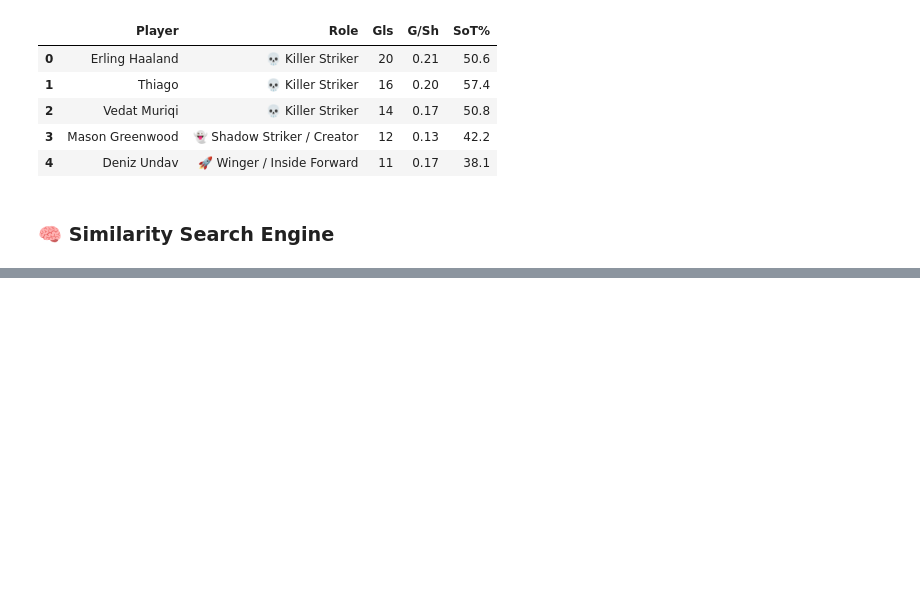
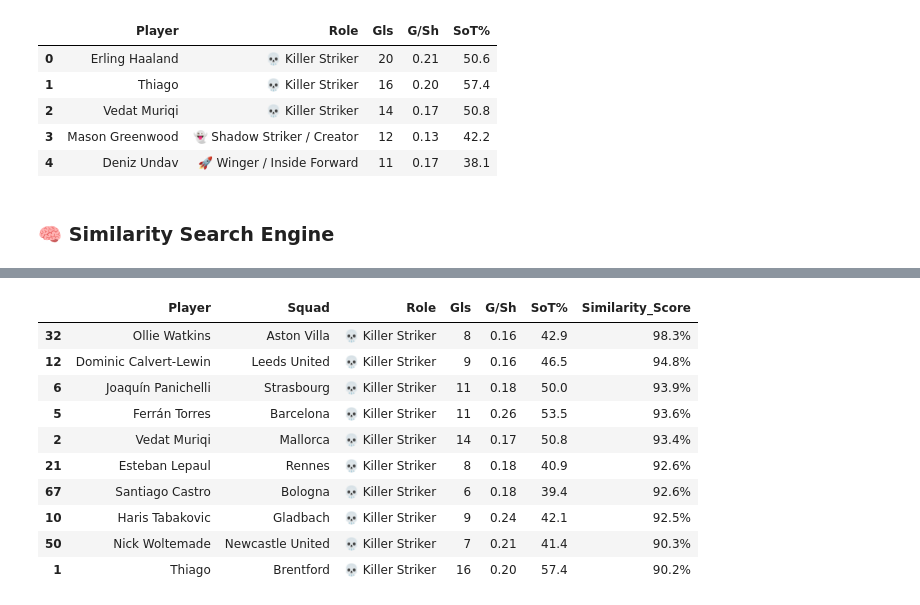
Before and after one commit to Epameinondas11/Project-Trident, a Jupyter notebook: trident_project.ipynb, the cells around one changed output, grey strips where cells are left out. Saved outputs shown, nothing was run; the diff lists cells and outputs as text; code cells hidden in the pictures; blank space fills up the shorter version.

Commit message:
updates in euclidian and cosine algorithm

```diff
--- a/trident_project.ipynb
+++ b/trident_project.ipynb
@@ -276,0 +308,68 @@ if target_player is not None:
+# %%
+import pandas as pd
+import numpy as np
+from sklearn.preprocessing import MinMaxScaler
+from sklearn.metrics.pairwise import cosine_similarity
+
+# 🔥 ΜΕΘΟΔΟΣ 1: COSINE SIMILARITY (Προτείνεται!)
+def find_similarity_cosine(df, target_player, features, top_n=10):
+    """
+    Χρησιμοποιεί Cosine Similarity για καλύτερα scores.
+    Μετράει τη γωνία μεταξύ vectors αντί για απόσταση.
+    """
+    # Φίλτρο: Μόνο ίδιος ρόλος για ακόμα καλύτερα αποτελέσματα
+    same_role_df = df[df['Role'] == target_player['Role']].copy()
+
+    if len(same_role_df) < 2:
+        print(f"⚠️ Δεν βρέθηκαν αρκετοί παίκτες με ρόλο '{target_player['Role']}'")
+        return pd.DataFrame()
+
+    # Scaling των χαρακτηριστικών
+    scaler = MinMaxScaler()
+    scaled_features = scaler.fit_transform(same_role_df[features])
+
+    # Εύρεση του target player
+    target_mask = (same_role_df['Player'] == target_player['Player']) & (same_role_df['Squad'] == target_player['Squad'])
+    target_index = same_role_df[target_mask].index[0]
+    target_position = same_role_df.index.get_loc(target_index)
+
+    # Υπολογισμός Cosine Similarity
+    similarities = cosine_similarity(
+        scaled_features[target_position].reshape(1, -1),
+        scaled_features
+    )[0]
+
+    same_role_df['Similarity'] = similarities * 100  # Ήδη 0-1, απλά x100
+
+    # Αποκλεισμός του ίδιου παίκτη
+    results = same_role_df[same_role_df.index != target_index].sort_values(
+        by='Similarity', ascending=False
+    )
+
+    # Μορφοποίηση
+    final = results.head(top_n).copy()
+    final['Similarity_Score'] = final['Similarity'].apply(lambda x: f"{x:.1f}%")
+
+    return final[['Player', 'Squad', 'Role', 'Gls', 'G/Sh', 'SoT%', 'Similarity_Score']]
+
+
+# ΕΚΤΕΛΕΣΗ ΜΕ COSINE SIMILARITY
+print("=" * 60)
+print("🔥 ΜΕΘΟΔΟΣ 1: COSINE SIMILARITY")
+print("=" * 60)
+
+target_player_cosine = select_player(df_final)
+
+if target_player_cosine is not None:
+    print("\n" + "="*60)
+    print(f"🔎 ΑΝΑΛΥΣΗ: {target_player_cosine['Player']}")
+    print(f"🏷️ Ρόλος: {target_player_cosine['Role']}")
+    print(f"📊 Stats: {target_player_cosine['Gls']} Γκολ | {target_player_cosine['G/Sh']:.2f} G/Sh")
+    print("="*60)
+
+    matches_cosine = find_similarity_cosine(df_final, target_player_cosine, search_metrics, top_n=10)
+
+    if not matches_cosine.empty:
+        print(f"\n✅ ΟΙ 10 ΚΟΡΥΦΑΙΟΙ ΔΙΑΔΟΧΟΙ (Cosine Similarity):")
+        display(matches_cosine)
+# %% [output]
@@ -276,0 +388,11 @@ if target_player is not None:
+|  | Player | Squad | Role | Gls | G/Sh | SoT% | Similarity_Score |
+| 32 | Ollie Watkins | Aston Villa | 💀 Killer Striker | 8 | 0.16 | 42.9 | 98.3% |
+| 12 | Dominic Calvert-Lewin | Leeds United | 💀 Killer Striker | 9 | 0.16 | 46.5 | 94.8% |
+| 6 | Joaquín Panichelli | Strasbourg | 💀 Killer Striker | 11 | 0.18 | 50.0 | 93.9% |
+| 5 | Ferrán Torres | Barcelona | 💀 Killer Striker | 11 | 0.26 | 53.5 | 93.6% |
+| 2 | Vedat Muriqi | Mallorca | 💀 Killer Striker | 14 | 0.17 | 50.8 | 93.4% |
+| 21 | Esteban Lepaul | Rennes | 💀 Killer Striker | 8 | 0.18 | 40.9 | 92.6% |
+| 67 | Santiago Castro | Bologna | 💀 Killer Striker | 6 | 0.18 | 39.4 | 92.6% |
+| 10 | Haris Tabakovic | Gladbach | 💀 Killer Striker | 9 | 0.24 | 42.1 | 92.5% |
+| 50 | Nick Woltemade | Newcastle United | 💀 Killer Striker | 7 | 0.21 | 41.4 | 90.3% |
+| 1 | Thiago | Brentford | 💀 Killer Striker | 16 | 0.20 | 57.4 | 90.2% |
```
Also changed, not shown: parts of 4 cells of this notebook.
